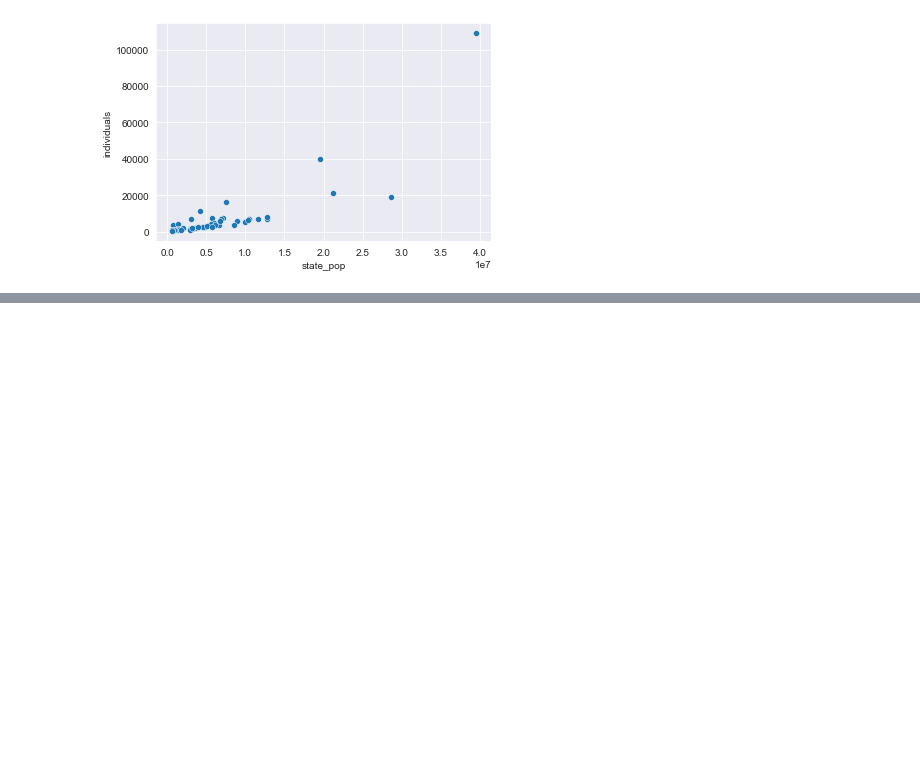
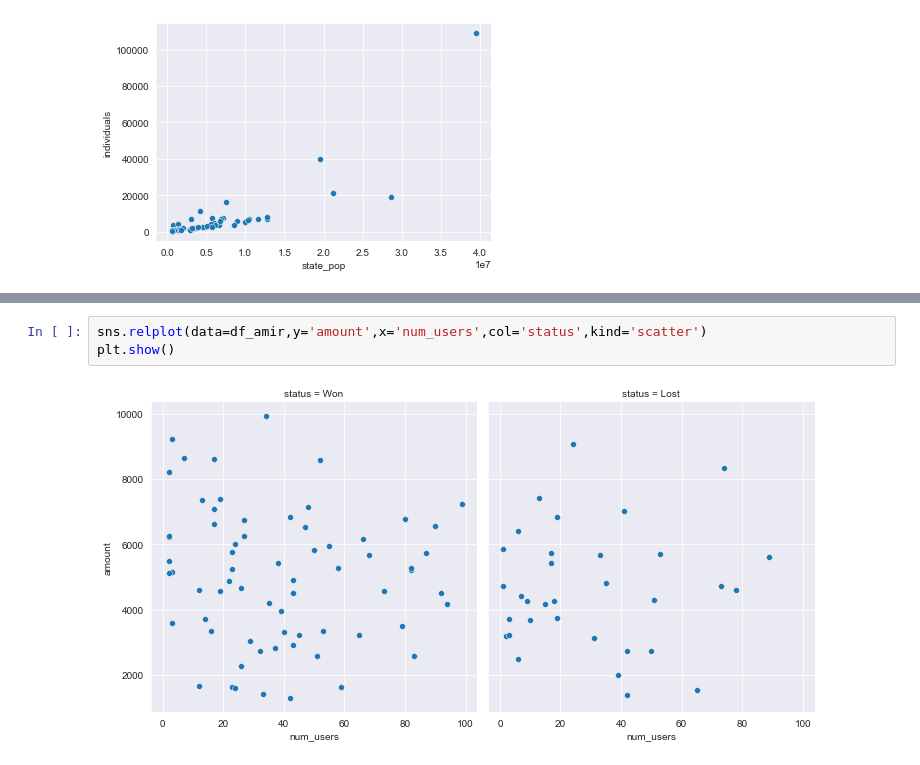
Before and after one commit to ideaguy3d/data-engineering-practice, a Jupyter notebook: datacamp/matplotlib_seaborn_visualizations/seaborn_intro.ipynb, the cells around one changed output, grey strips where cells are left out. Saved outputs shown, nothing was run; the diff lists cells and outputs as text; blank space fills up the shorter version.

```diff
--- a/datacamp/matplotlib_seaborn_visualizations/seaborn_intro.ipynb
+++ b/datacamp/matplotlib_seaborn_visualizations/seaborn_intro.ipynb
@@ -48,0 +144,5 @@ plt.show()
+# %%
+sns.relplot(data=df_amir,y='amount',x='num_users',col='status',kind='scatter')
+plt.show()
+# %% [output]
+[figure, added]
```
Also changed, not shown: parts of 9 cells of this notebook, 1 other file.
